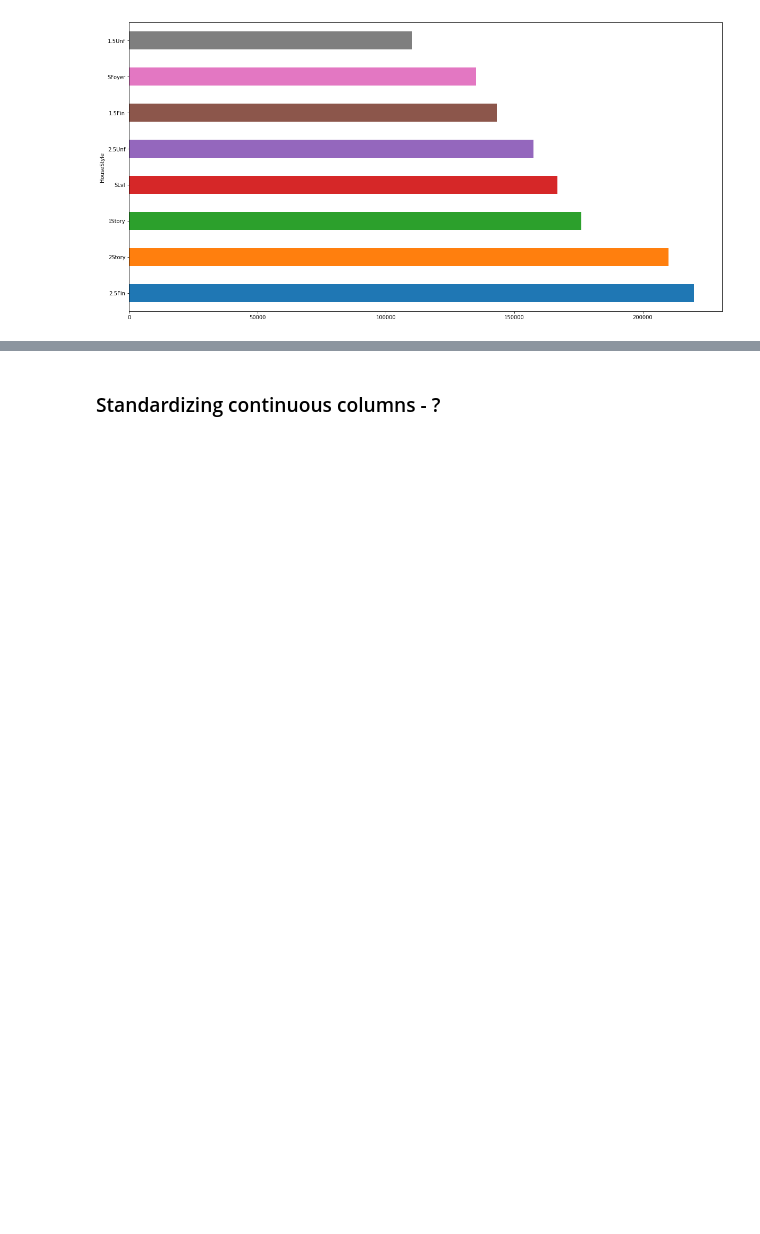
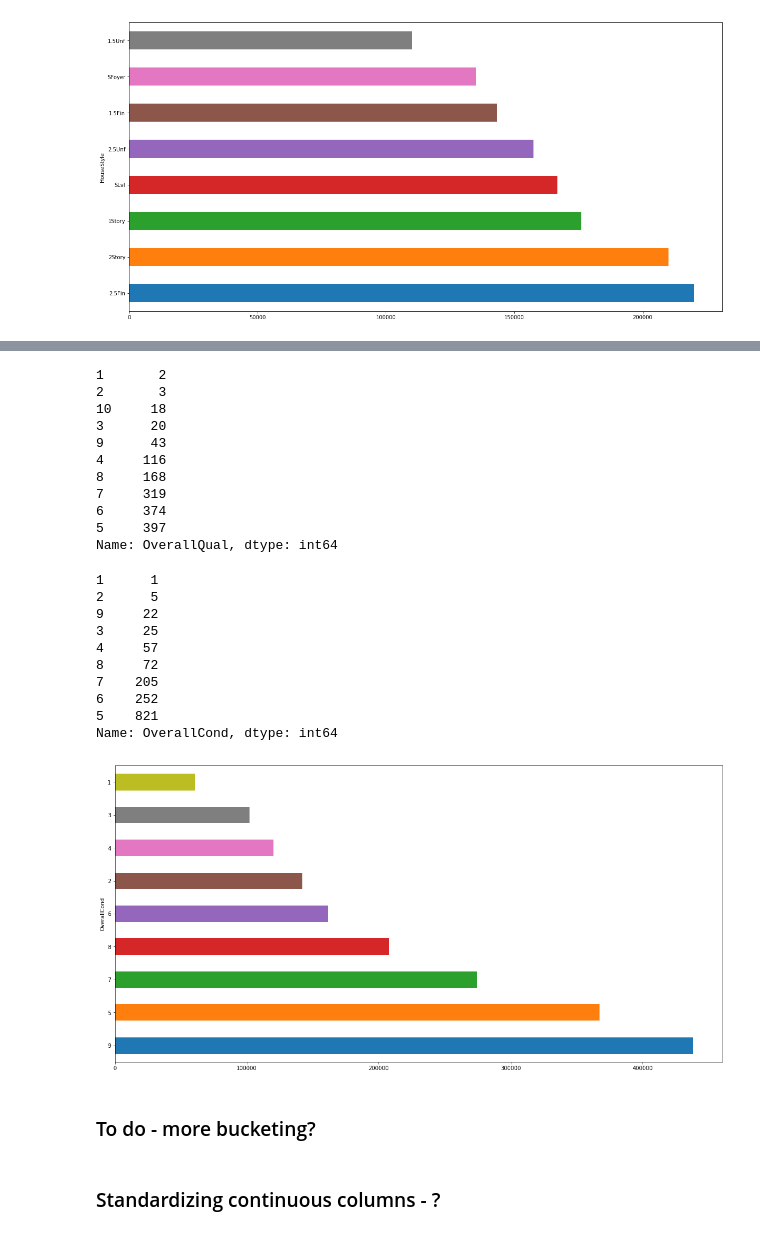
Before and after one commit to MarioJelev/ML, a Jupyter notebook: 6375_HousingPrices/HousePrices-Advanced.ipynb, the cells around one changed output, grey strips where cells are left out. Cells and saved outputs as stored; diff of their text form; code cells hidden in the pictures; blank space fills up the shorter version.

```diff
--- a/6375_HousingPrices/HousePrices-Advanced.ipynb
+++ b/6375_HousingPrices/HousePrices-Advanced.ipynb
@@ -352,3 +389,33 @@ corr_salePrice(['HouseStyle'])
+# %%
+data['OverallQual'].value_counts().sort_values()
+corr_salePrice(['OverallQual'])
+data['OverallCond'].value_counts().sort_values()
+corr_salePrice(['OverallCond'])
+# %% [output]
+1       2
+2       3
+10     18
+3      20
+9      43
+4     116
+8     168
+7     319
+6     374
+5     397
+Name: OverallQual, dtype: int64
+1      1
+2      5
+9     22
+3     25
+4     57
+8     72
+7    205
+6    252
+5    821
+Name: OverallCond, dtype: int64
+[figure, added]
+# %% [markdown]
+### To do - more bucketing?
 # %% [markdown]
 ### Standardizing continuous columns - ?
 # %%
```
Also changed, not shown: parts of 9 cells of this notebook, 1 other file.
